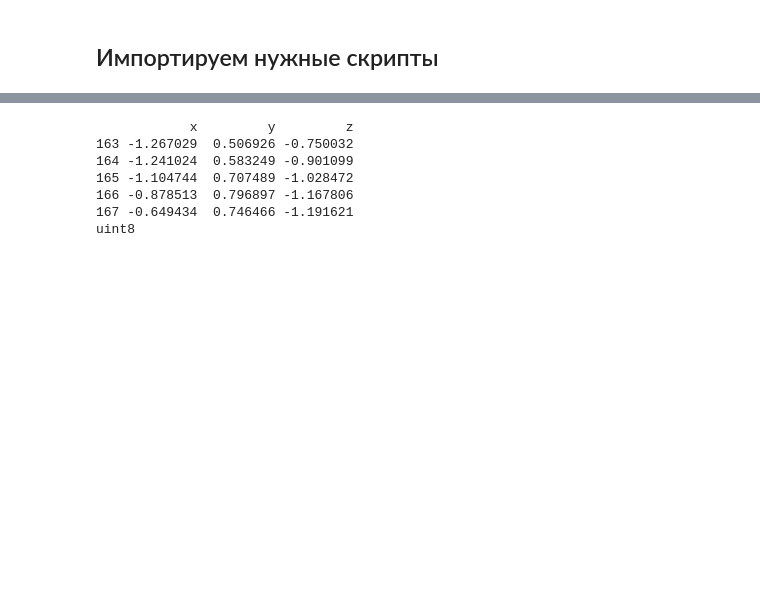
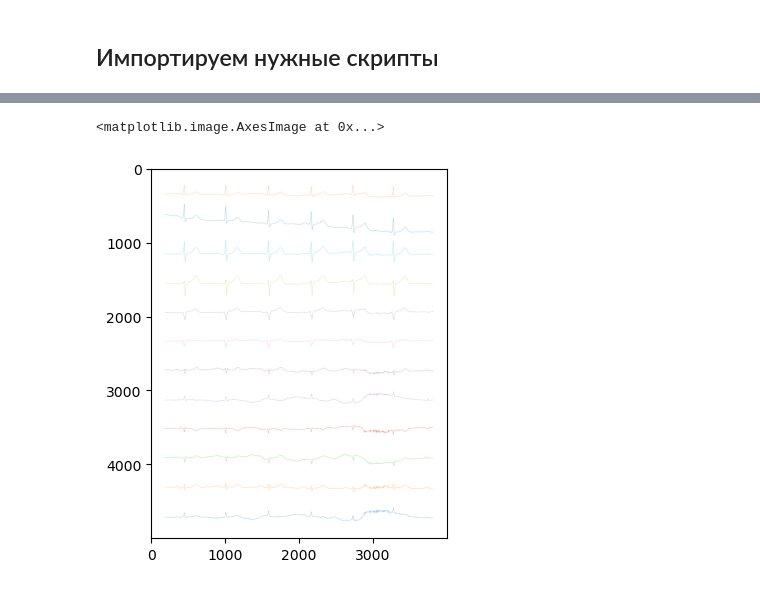
Before and after one commit to ArtikBoom3007/RemoteMonitoring, a Jupyter notebook: Scripts/VECG example.ipynb, the cells around one changed output, grey strips where cells are left out. Cells and saved outputs as stored; diff of their text form; code cells hidden in the pictures; blank space fills up the shorter version.

```diff
--- a/Scripts/VECG example.ipynb
+++ b/Scripts/VECG example.ipynb
@@ -27,3 +37,9 @@ ecg.plot_signal(2)
+# %%
+S = ecg.images({"SR" : 2, "VA" : 1, "AF" : 1})
+plt.imshow(S["data"][0])
+# %% [output]
+<matplotlib.image.AxesImage at 0x...>
+[figure, added]
 # %%
 import VECG as vecg
 
@@ -31,13 +47,5 @@ reload(vecg) #Это для отображения изменений в фай
 
 vecg.init(filtering=True, canc_showing=True, plot3D=False)
 # %%
-XY, YZ, ZX = vecg.make_vecg(test_ecg, 0, 1)
-print(XY.dtype)
+df_ecg = vecg.make_vecg_df(test_ecg, 0, 1)
+#print(XY.dtype)
-# %% [output]
-            x         y         z
-163 -1.267029  0.506926 -0.750032
-164 -1.241024  0.583249 -0.901099
-165 -1.104744  0.707489 -1.028472
-166 -0.878513  0.796897 -1.167806
-167 -0.649434  0.746466 -1.191621
-uint8
```
Also changed, not shown: parts of 7 cells of this notebook, 3 other files.
